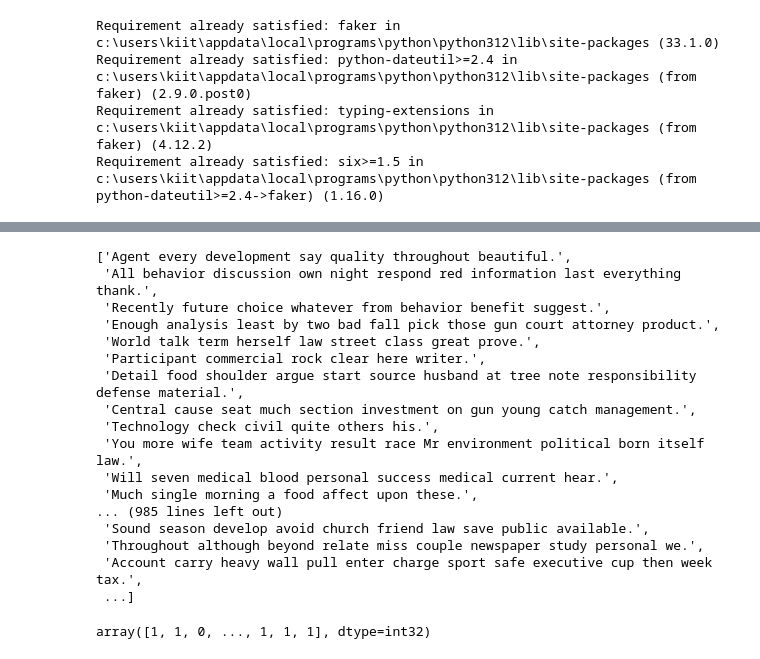
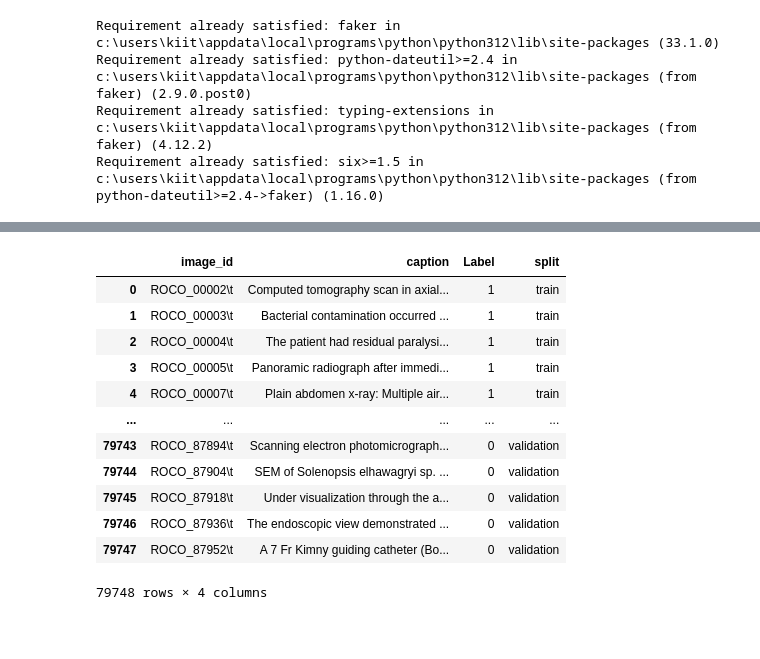
Before and after one commit to sarvansh451/Picaso_Phrase, a Jupyter notebook: Project_Picaso_Phrase_sarvansh.ipynb, the cells around one changed output, grey strips where cells are left out. Cells and saved outputs as stored; diff of their text form; code cells hidden in the pictures; blank space fills up the shorter version.

```diff
--- a/Project_Picaso_Phrase_sarvansh.ipynb
+++ b/Project_Picaso_Phrase_sarvansh.ipynb
@@ -922,7 +918,18 @@ Faker.seed(42)
 # %%
-def generate_text_labels(num_samples=5000):
-  text=[fake.sentence(nb_words=10) for i in range(num_samples)]
-  labels=np.random.randint(0,2,num_samples)
-  return text,labels
+df['Label'] = df['Label'].replace({'radiology': 1, 'non-radiology': 0})
 # %%
-text,labels=generate_text_labels()
+df
+# %% [output]
+|  | image_id | caption | Label | split |
+| 0 | ROCO_00002\t | Computed tomography scan in axial... | 1 | train |
+| 1 | ROCO_00003\t | Bacterial contamination occurred ... | 1 | train |
+| 2 | ROCO_00004\t | The patient had residual paralysi... | 1 | train |
+| 3 | ROCO_00005\t | Panoramic radiograph after immedi... | 1 | train |
+| 4 | ROCO_00007\t | Plain abdomen x-ray: Multiple air... | 1 | train |
+| ... | ... | ... | ... | ... |
+| 79743 | ROCO_87894\t | Scanning electron photomicrograph... | 0 | validation |
+| 79744 | ROCO_87904\t | SEM of Solenopsis elhawagryi sp. ... | 0 | validation |
+| 79745 | ROCO_87918\t | Under visualization through the a... | 0 | validation |
+| 79746 | ROCO_87936\t | The endoscopic view demonstrated ... | 0 | validation |
+| 79747 | ROCO_87952\t | A 7 Fr Kimny guiding catheter (Bo... | 0 | validation |
+79748 rows × 4 columns
@@ -929,24 +939,3 @@ text,labels=generate_text_labels()
 # %%
-text
+from tensorflow.keras.preprocessing.text import Tokenizer
+tokenizer=Tokenizer(num_words=5000)
-# %% [output]
-['Agent every development say quality throughout beautiful.',
- 'All behavior discussion own night respond red information last everything thank.',
- 'Recently future choice whatever from behavior benefit suggest.',
- 'Enough analysis least by two bad fall pick those gun court attorney product.',
- 'World talk term herself law street class great prove.',
- 'Participant commercial rock clear here writer.',
- 'Detail food shoulder argue start source husband at tree note responsibility defense material.',
- 'Central cause seat much section investment on gun young catch management.',
- 'Technology check civil quite others his.',
- 'You more wife team activity result race Mr environment political born itself law.',
- 'Will seven medical blood personal success medical current hear.',
- 'Much single morning a food affect upon these.',
-... (985 lines left out)
- 'Sound season develop avoid church friend law save public available.',
- 'Throughout although beyond relate miss couple newspaper study personal we.',
- 'Account carry heavy wall pull enter charge sport safe executive cup then week tax.',
- ...]
-# %%
-labels
-# %% [output]
-array([1, 1, 0, ..., 1, 1, 1], dtype=int32)
```
Also changed, not shown: parts of 63 cells of this notebook.
